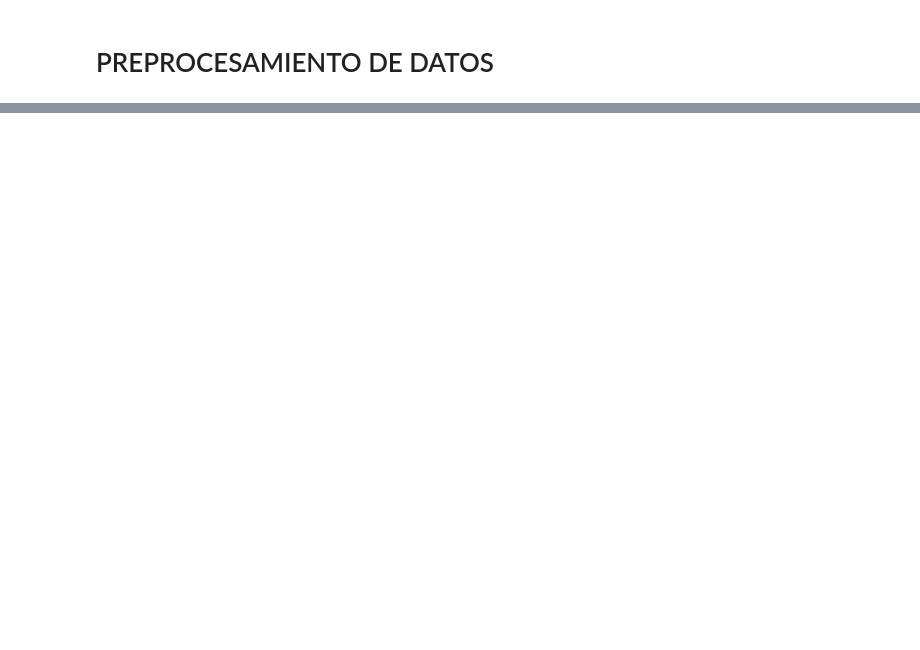
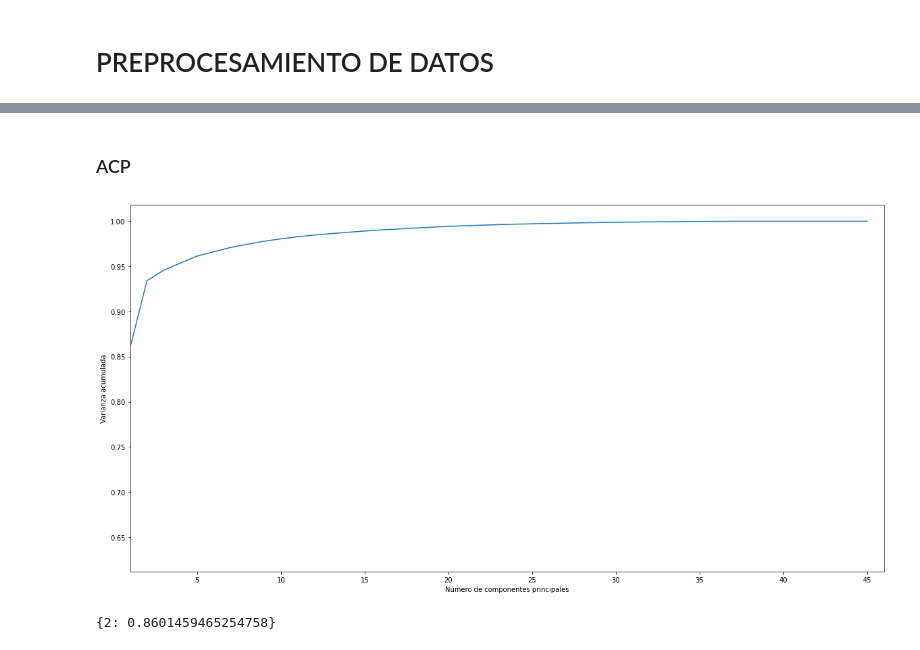
Before and after one commit to RiemanNClav/Hechos-de-Transito-registrados-por-la-SSC, a Jupyter notebook: Hechos de Transito.ipynb, the cells around one changed output, grey strips where cells are left out. Saved outputs shown, nothing was run; the diff lists cells and outputs as text; code cells hidden in the pictures; blank space fills up the shorter version.

```diff
--- a/Hechos de Transito.ipynb
+++ b/Hechos de Transito.ipynb
@@ -820,0 +876,2 @@ len(df.marca_de_vehiculo_1.unique())
+# %%
+df_dummies = pd.get_dummies(data=df,columns=cols_dummies)
@@ -820,0 +880,22 @@ len(df.marca_de_vehiculo_1.unique())
+# %%
+cols_frecuency = ['colonia','tipo_de_interseccion','unidad_medica_de_apoyo','occiso','lesionado','tipo_de_vehiculo_1',
+                 'marca_de_vehiculo_1','color_vehiculo_1','tipo_de_vehiculo_2','marca_de_vehiculo_2','color_vehiculo_2',
+                 'clasificacion_de_la_vialidad']
+# %%
+names = []
+for col in cols_frecuency:
+
+    #encoder_1 = ce.CountEncoder(cols=col)
+    #name_count = col + '_count_encouded'
+    #df_dummies[name_count] = encoder_1.fit_transform(df_dummies[col])
+
+    # -------------------------------------------------------------
+    encoder_2 = ce.CountEncoder(cols=col, normalize=True)
+    name_frecuency = col + '_frequency_encouded'
+    df_dummies[name_frecuency] = encoder_2.fit_transform(df_dummies[col])
+    names.append(name_frecuency)
+    df_dummies = df_dummies.drop([col], axis=1)
+# %%
+# borrar def al final
+drop_final = ['no_folio','fecha_evento','year','parte_dia','punto_1','punto_2','sentido_de_circulacion','fecha_mensual']
+df_dummies = df_dummies.drop(drop_final,axis=1)
@@ -820,0 +918,33 @@ len(df.marca_de_vehiculo_1.unique())
+# %% [markdown]
+### ACP
+# %%
+# Inicializar PCA y ajustar a los datos
+pca = PCA().fit(df_dummies)
+
+# Obtener la varianza explicada de cada componente principal
+variance = pca.explained_variance_ratio_
+
+# Obtener la varianza acumulada de los componentes principales
+cumulative_variance = np.cumsum(variance)
+
+# Graficar la varianza acumulada
+plt.figure(figsize=(20,10))
+plt.plot(cumulative_variance)
+plt.xlabel('Número de componentes principales')
+plt.xlim(1,pca.n_components_)
+plt.ylabel('Varianza acumulada')
+plt.show()
+# %% [output]
+[figure, added]
+# %%
+# Componente principal asociado al 84% de la varianza explicada.
+i = 1
+dicc = {}
+for cum_var in cumulative_variance:
+    if 0.8 <= cum_var:
+        dicc[i] = cum_var
+        break
+    i += 1
+print(dicc)
+# %% [output]
+{2: 0.8601459465254758}
```
Also changed, not shown: parts of 74 cells of this notebook, 4 other files.
